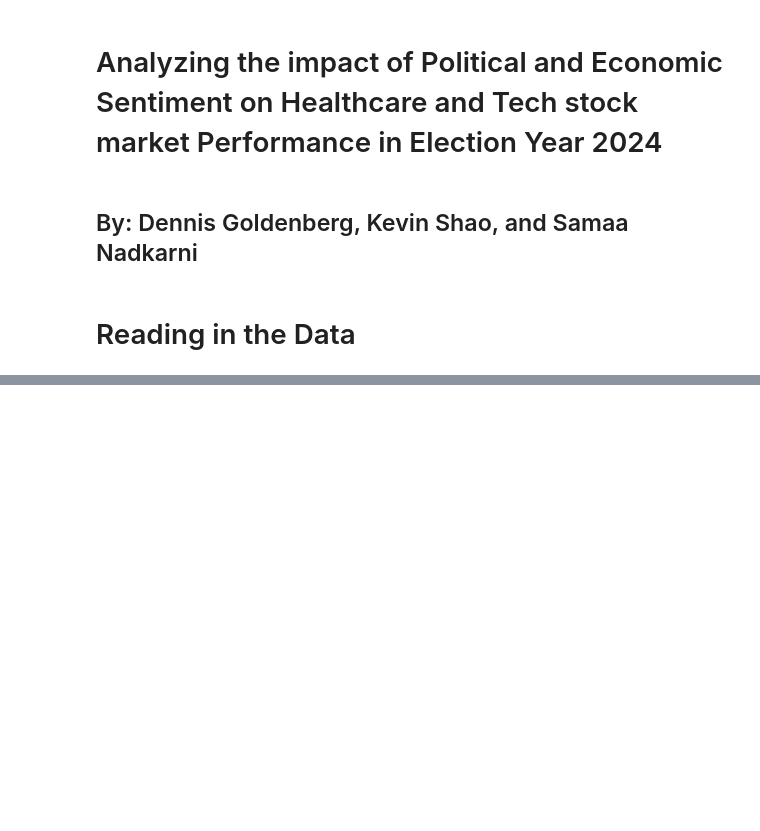
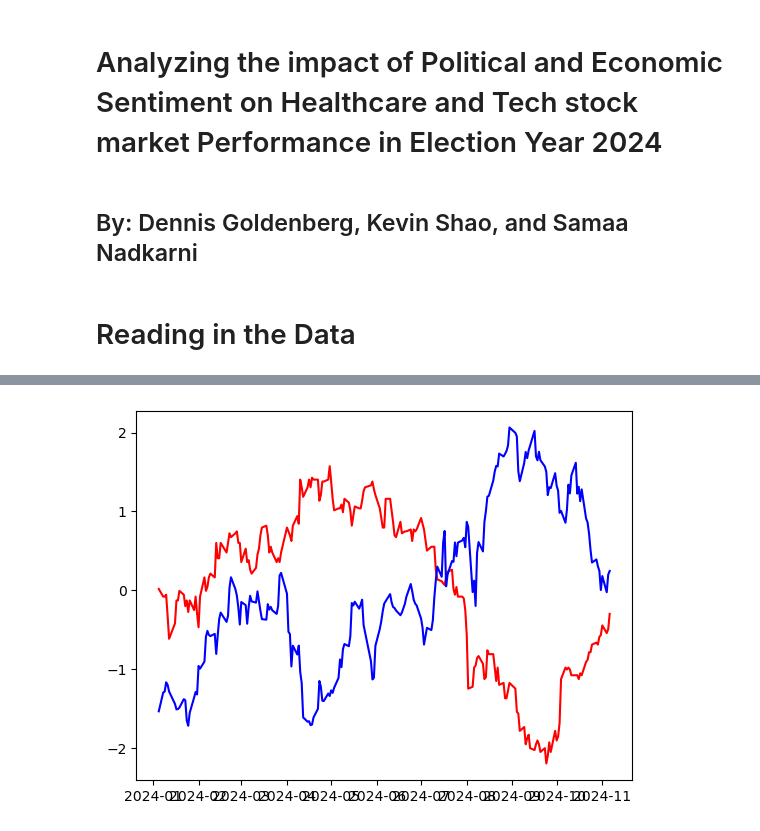
Before and after one commit to dg3358/ACTU-5842-Project, a Jupyter notebook: project_code.ipynb, the cells around one changed output, grey strips where cells are left out. Cells and saved outputs as stored; diff of their text form; code cells hidden in the pictures; blank space fills up the shorter version.

```diff
--- a/project_code.ipynb
+++ b/project_code.ipynb
@@ -48,0 +99,10 @@ pd.merge(left = tbills_2Y, right = tbills_10Y, on = 'DATE')
+# %%
+plt.plot(raw_data['DATE'],
+         (raw_data['DGS2'] - np.mean(raw_data['DGS2']))/np.std(raw_data['DGS2']),
+          color = 'red')
+plt.plot(raw_data['DATE'],
+         (raw_data['S&P Healthcare Index'] - np.mean(raw_data['S&P Healthcare Index']))/np.std(raw_data['S&P Healthcare Index']),
+          color = 'blue')
+plt.show()
+# %% [output]
+[figure, added]
```
Also changed, not shown: parts of 10 cells of this notebook.
